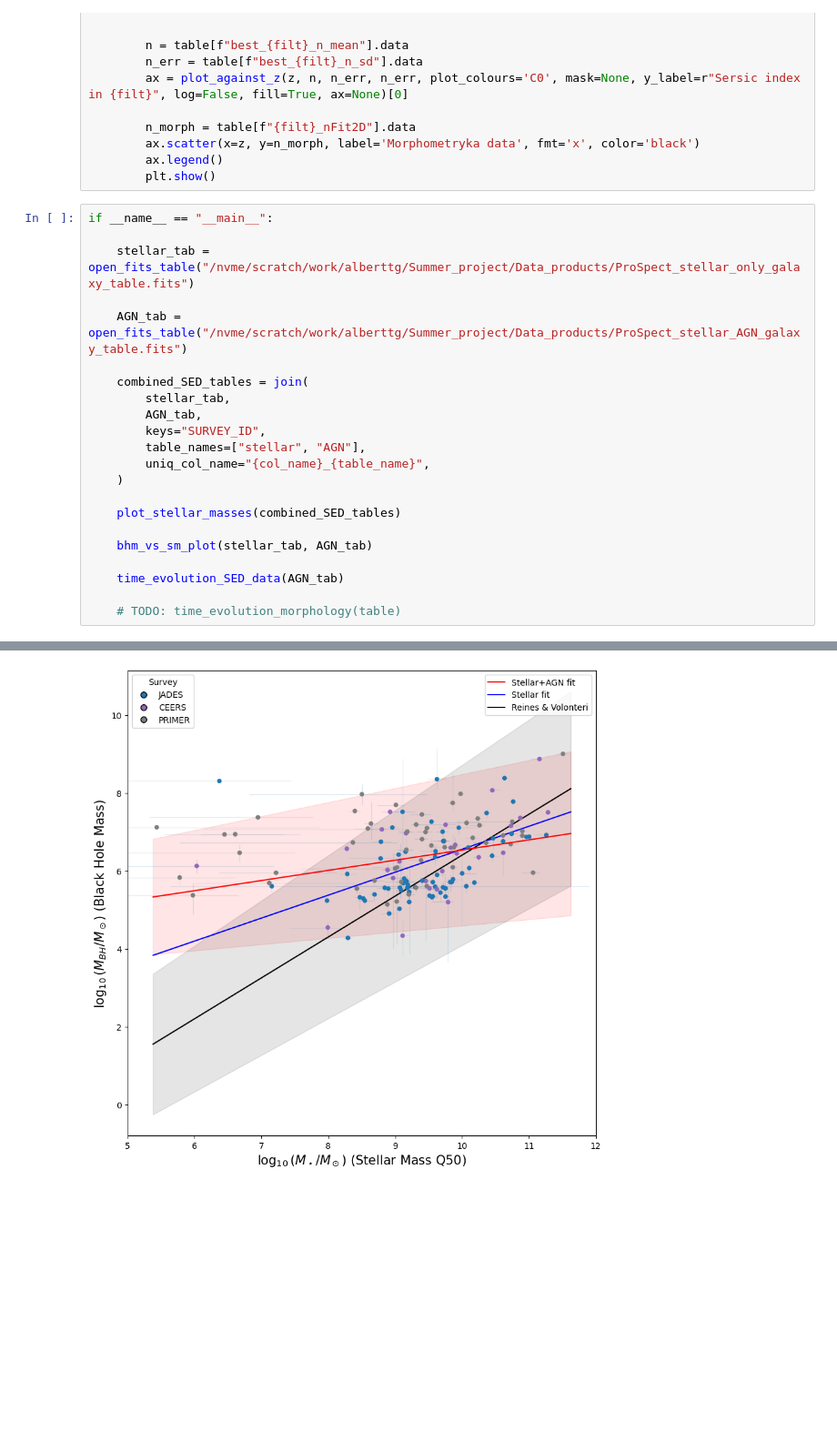
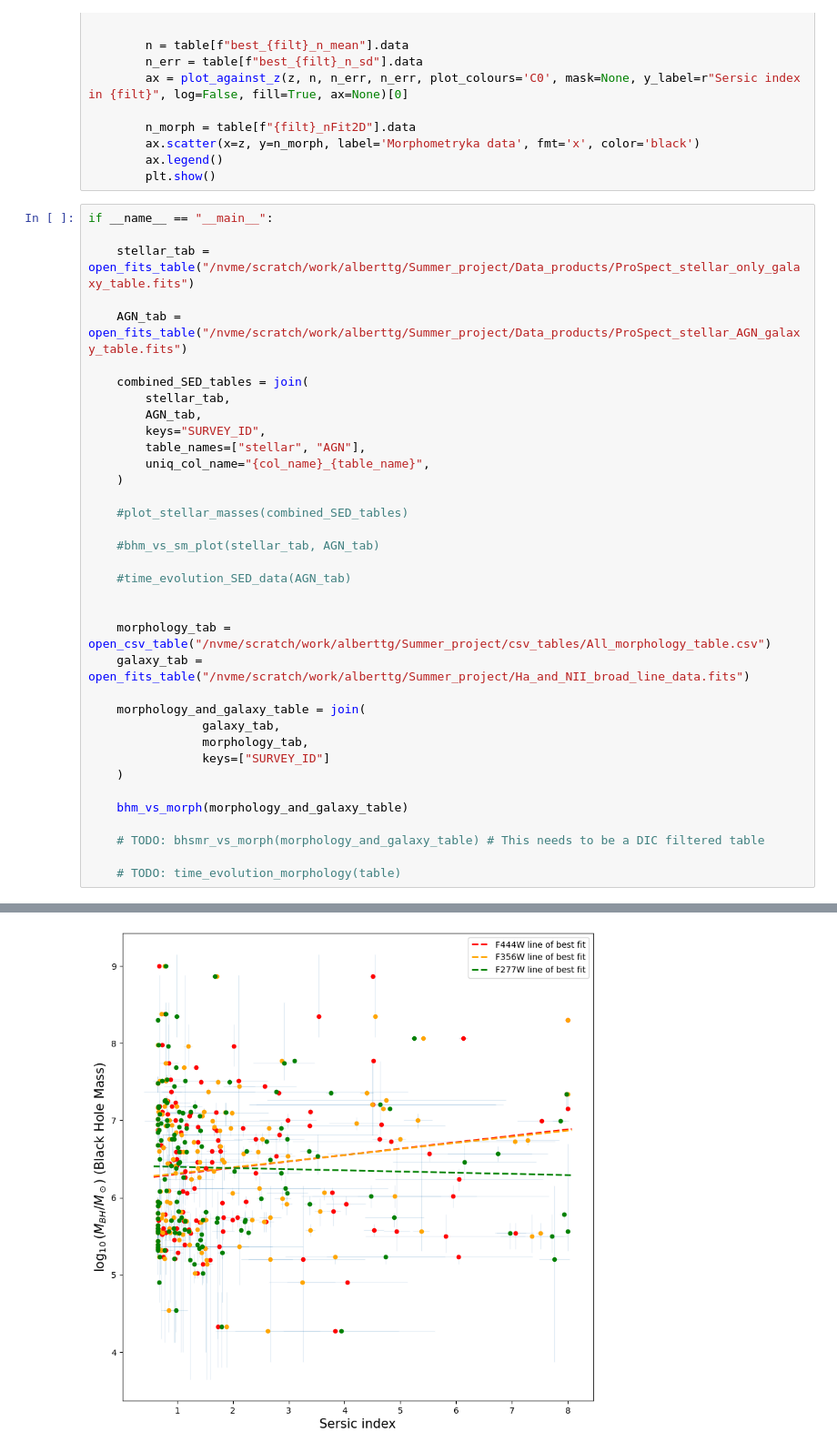
Before and after one commit to a-tg161/Summer_project, a Jupyter notebook: Jupyter_notebooks/More_plotting.ipynb, the cells around one changed output, grey strips where cells are left out. Shown at 91% size. Saved outputs shown, nothing was run; the diff lists cells and outputs as text; blank space fills up the shorter version.

```diff
--- a/Jupyter_notebooks/More_plotting.ipynb
+++ b/Jupyter_notebooks/More_plotting.ipynb
@@ -1212,11 +1382,25 @@ if __name__ == "__main__":
         uniq_col_name="{col_name}_{table_name}",
     )
 
-    plot_stellar_masses(combined_SED_tables)
+    #plot_stellar_masses(combined_SED_tables)
 
-    bhm_vs_sm_plot(stellar_tab, AGN_tab)
+    #bhm_vs_sm_plot(stellar_tab, AGN_tab)
 
-    time_evolution_SED_data(AGN_tab)
+    #time_evolution_SED_data(AGN_tab)
+
+
+    morphology_tab = open_csv_table("/nvme/scratch/work/alberttg/Summer_project/csv_tables/All_morphology_table.csv")
+    galaxy_tab = open_fits_table("/nvme/scratch/work/alberttg/Summer_project/Ha_and_NII_broad_line_data.fits")
+
+    morphology_and_galaxy_table = join(
+                galaxy_tab,
+                morphology_tab,
+                keys=["SURVEY_ID"]
+    )
+
+    bhm_vs_morph(morphology_and_galaxy_table)
+
+    # TODO: bhsmr_vs_morph(morphology_and_galaxy_table) # This needs to be a DIC filtered table
 
     # TODO: time_evolution_morphology(table)
 # %% [output]
@@ -1240 +1456 @@ Scatter (NMAD of normalised residuals) = 8.574
-[figure, old version]
+[figure, new version]
```
Also changed, not shown: parts of 6 cells of this notebook, 4 other files.
